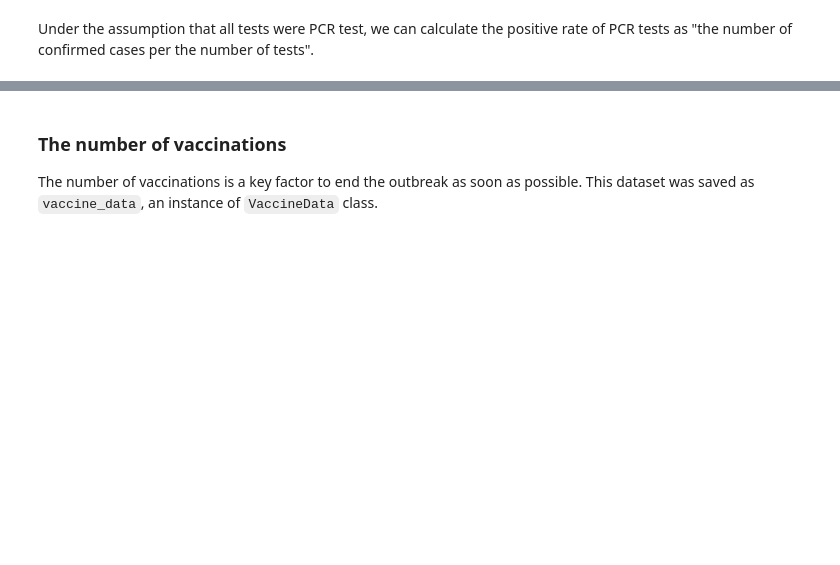
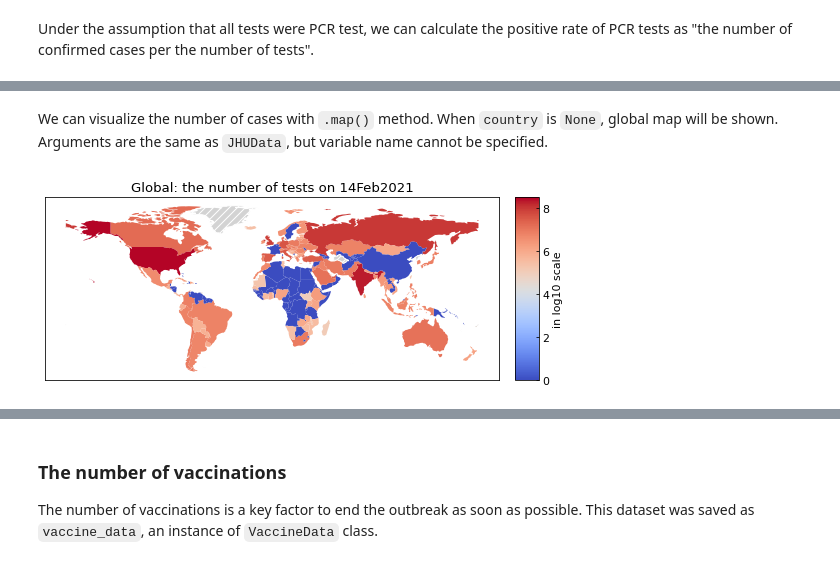
Before and after one commit to lisphilar/covid19-sir, a Jupyter notebook: example/usage_dataset.ipynb, the cells around one changed output, grey strips where cells are left out. Drawn from its saved outputs; the diff is of its cells as text; code cells hidden in the pictures; blank space fills up the shorter version.

```diff
--- a/example/usage_dataset.ipynb
+++ b/example/usage_dataset.ipynb
@@ -252,0 +459,7 @@ _ = pcr_data.positive_rate("Japan")
+# %% [markdown]
+We can visualize the number of cases with `.map()` method. When `country` is `None`, global map will be shown. Arguments are the same as `JHUData`, but variable name cannot be specified.
+# %%
+# Global map with country level data
+pcr_data.map(country=None)
+# %% [output]
+[figure, added]
```
Also changed, not shown: parts of 59 cells of this notebook.
